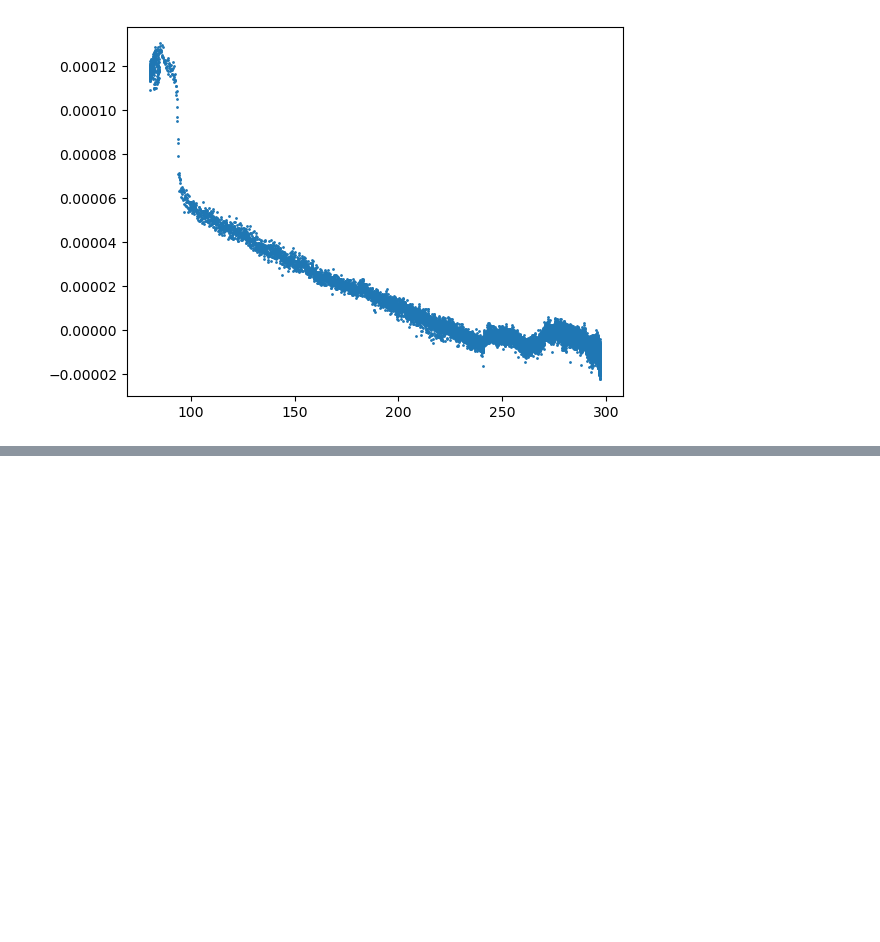
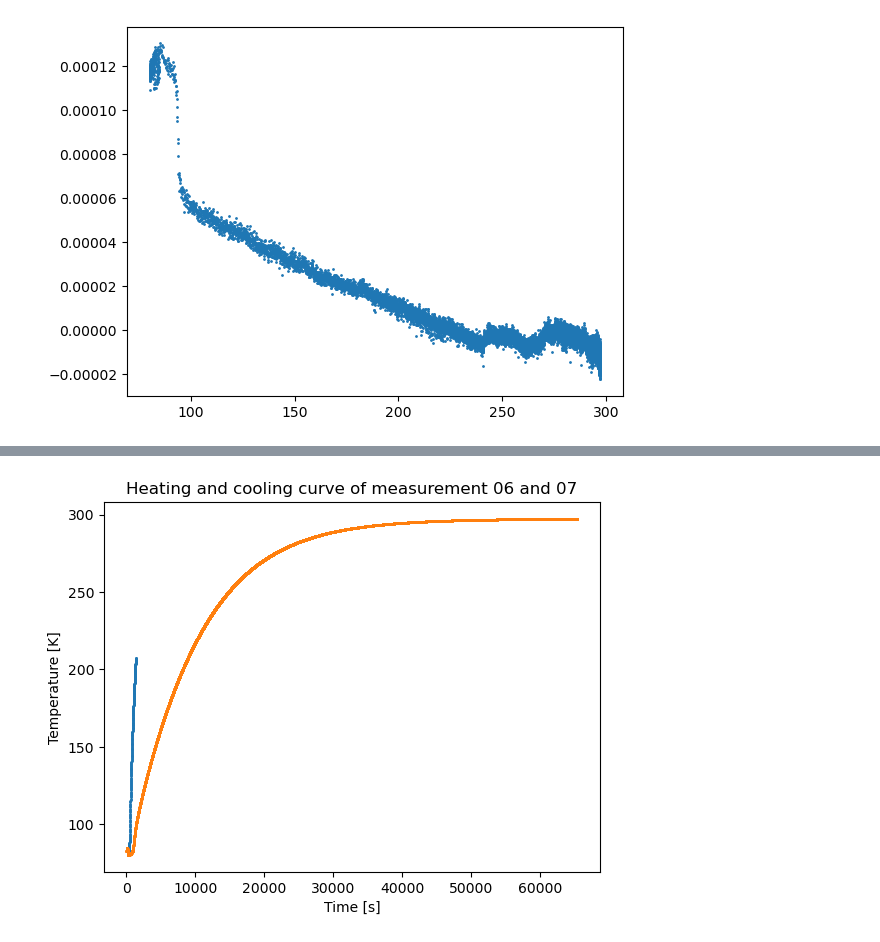
Before and after one commit to JanZur/Solid_state_physics_lab, a Jupyter notebook: solidstates_lab.ipynb, the cells around one changed output, grey strips where cells are left out. Drawn from its saved outputs; the diff is of its cells as text; code cells hidden in the pictures; blank space fills up the shorter version.

```diff
--- a/solidstates_lab.ipynb
+++ b/solidstates_lab.ipynb
@@ -30,0 +78,9 @@ plt.scatter(measurement_07_data[:,5], measurement_07_data[:,4], s =1)
+# %%
+plt.xlabel('Time [s]')
+plt.ylabel('Temperature [K]')
+plt.title('Heating and cooling curve of measurement 06 and 07')
+plt.scatter(measurement_06_data[:,7],measurement_06_data_average_temperature, s = 1)
+plt.scatter(measurement_07_data[:,7],measurement_07_data_average_temperature, s = 1)
+plt.show()
+# %% [output]
+[figure, added]
```
Also changed, not shown: parts of 5 cells of this notebook.
